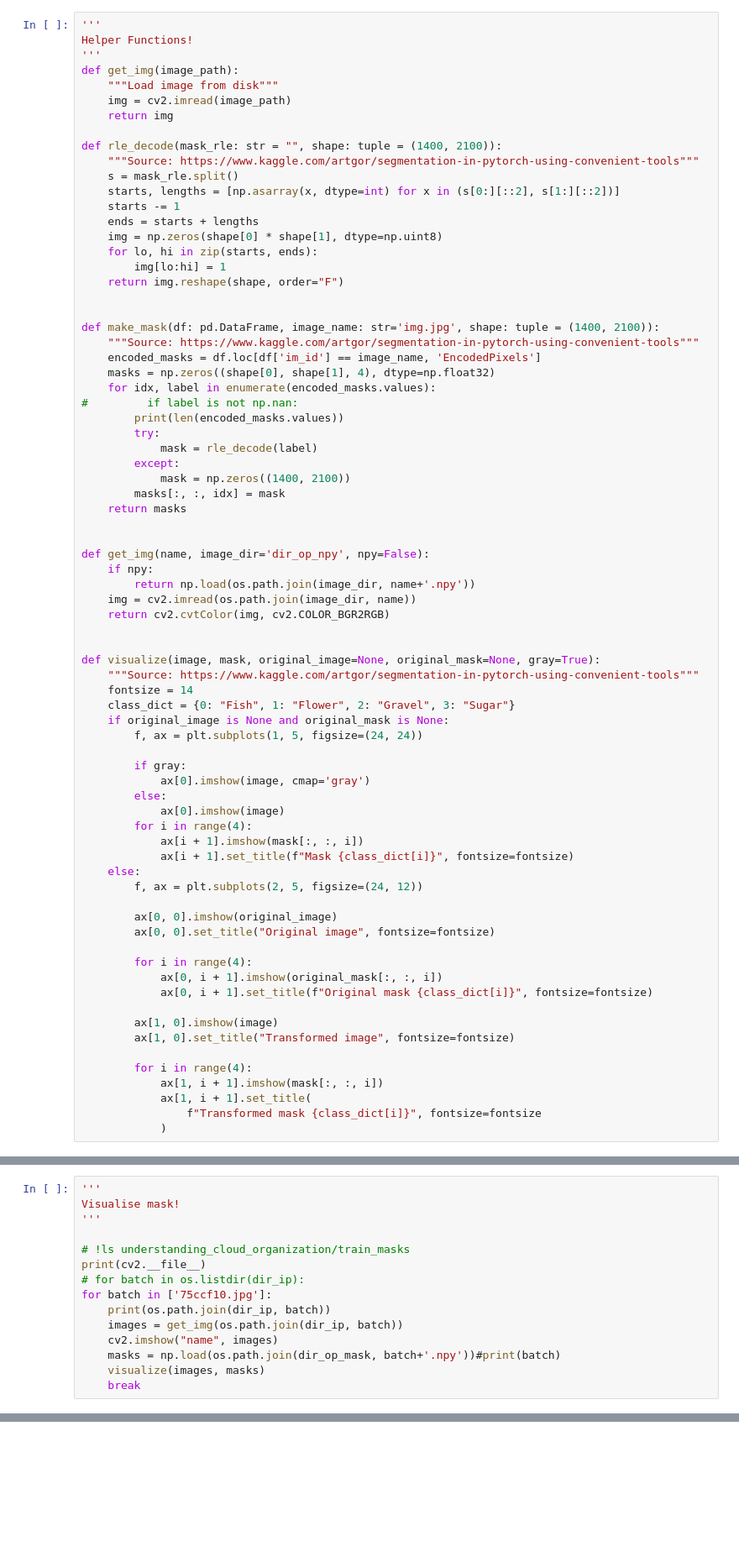
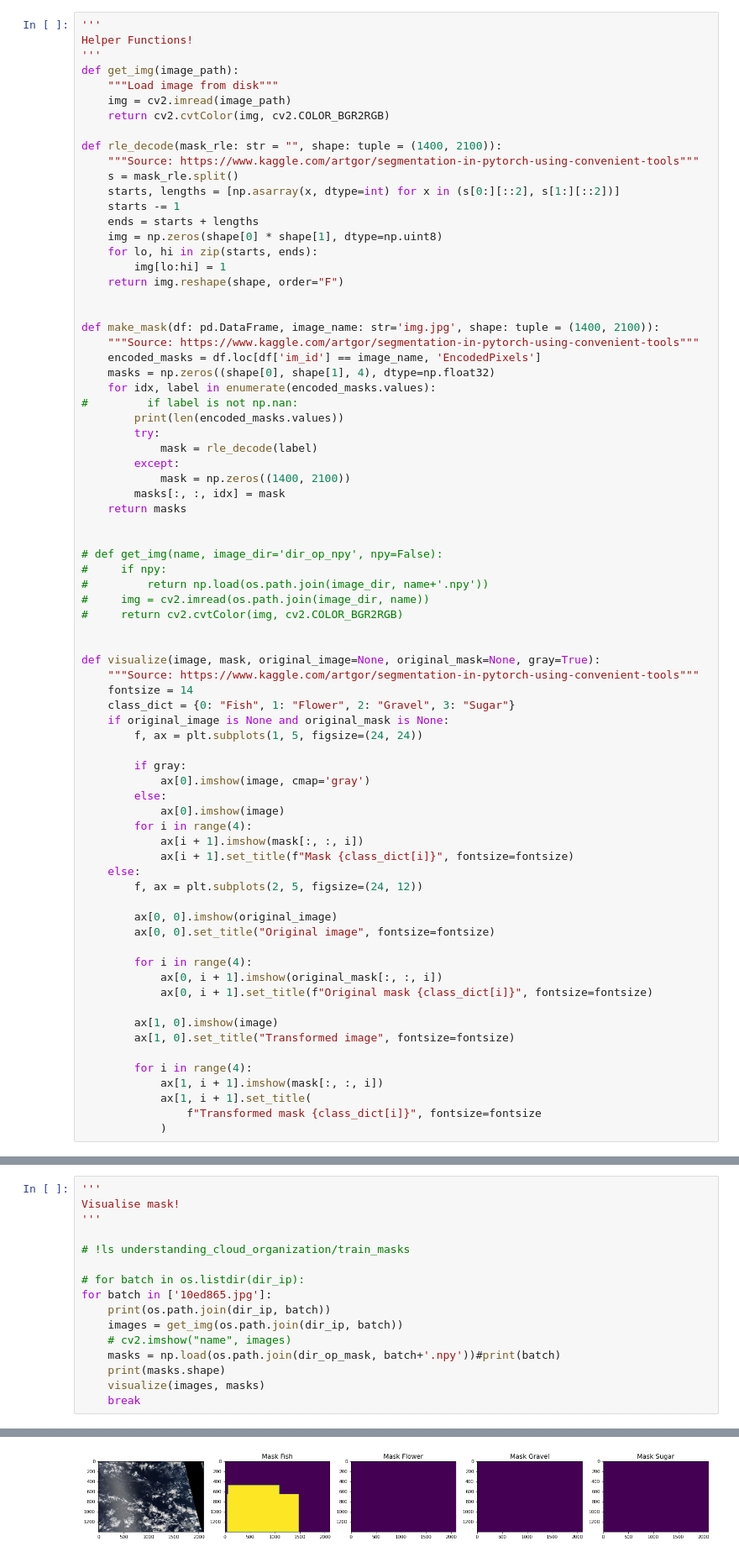
Before and after one commit to samunaai/tuunv2, a Jupyter notebook: pipelines/cloud-segmentation-pipeline/datasets/generate_masks.ipynb, the cells around one changed output, grey strips where cells are left out. Shown: that part at 84% size. Cells and saved outputs as stored; diff of their text form; blank space fills up the shorter version.

```diff
--- a/pipelines/cloud-segmentation-pipeline/datasets/generate_masks.ipynb
+++ b/pipelines/cloud-segmentation-pipeline/datasets/generate_masks.ipynb
@@ -19,7 +23,7 @@ Helper Functions!
 def get_img(image_path):
     """Load image from disk"""
     img = cv2.imread(image_path)
-    return img
+    return cv2.cvtColor(img, cv2.COLOR_BGR2RGB)
 
 def rle_decode(mask_rle: str = "", shape: tuple = (1400, 2100)):
     """Source: https://www.kaggle.com/artgor/segmentation-in-pytorch-using-convenient-tools"""
@@ -48,11 +52,11 @@ def make_mask(df: pd.DataFrame, image_name: str='img.jpg', shape: tuple = (1400,
     return masks
 
 
-def get_img(name, image_dir='dir_op_npy', npy=False):
-    if npy:
-        return np.load(os.path.join(image_dir, name+'.npy'))
-    img = cv2.imread(os.path.join(image_dir, name))
-    return cv2.cvtColor(img, cv2.COLOR_BGR2RGB)
+# def get_img(name, image_dir='dir_op_npy', npy=False):
+#     if npy:
+#         return np.load(os.path.join(image_dir, name+'.npy'))
+#     img = cv2.imread(os.path.join(image_dir, name))
+#     return cv2.cvtColor(img, cv2.COLOR_BGR2RGB)
 
 
 def visualize(image, mask, original_image=None, original_mask=None, gray=True):
@@ -131,13 +141,14 @@ Visualise mask!
 '''
 
 # !ls understanding_cloud_organization/train_masks
-print(cv2.__file__)
+
 # for batch in os.listdir(dir_ip):
-for batch in ['75ccf10.jpg']:
+for batch in ['10ed865.jpg']:
     print(os.path.join(dir_ip, batch))
     images = get_img(os.path.join(dir_ip, batch))
-    cv2.imshow("name", images)
+    # cv2.imshow("name", images)
     masks = np.load(os.path.join(dir_op_mask, batch+'.npy'))#print(batch)
+    print(masks.shape)
     visualize(images, masks)
     break
 # %% [output]
@@ -145,0 +157 @@ NameError: name 'dir_ip' is not defined
+[figure, added]
```
Also changed, not shown: parts of 4 cells of this notebook, 1 other file.
